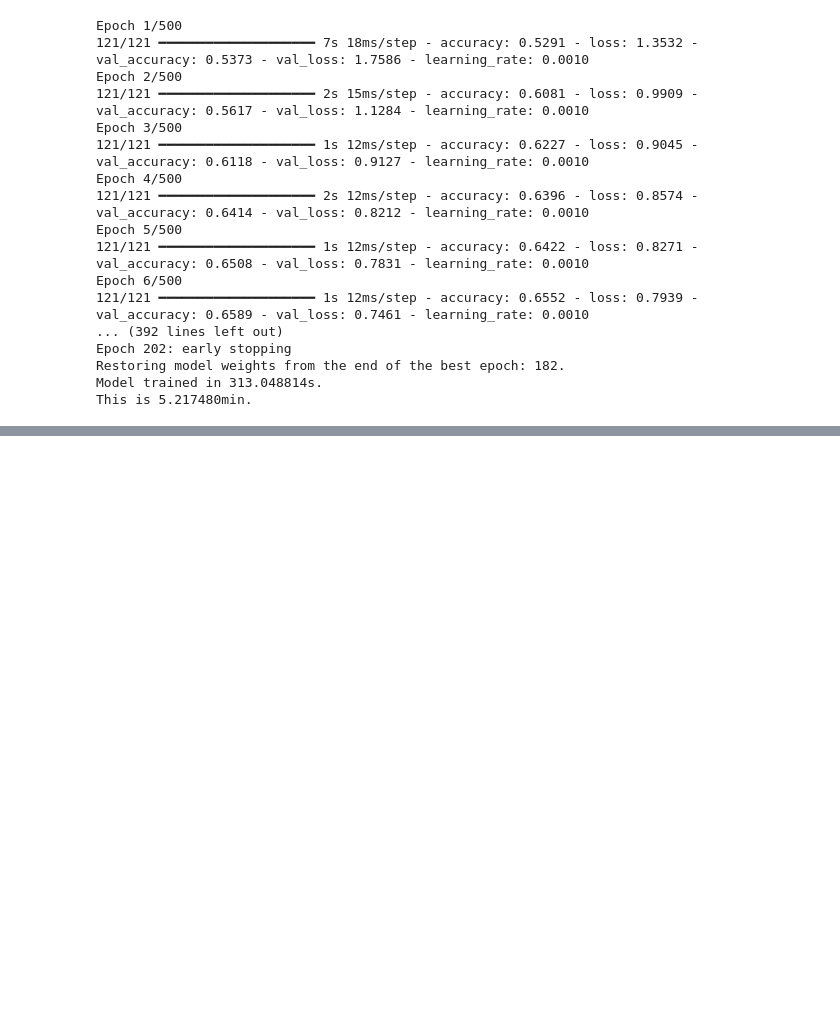
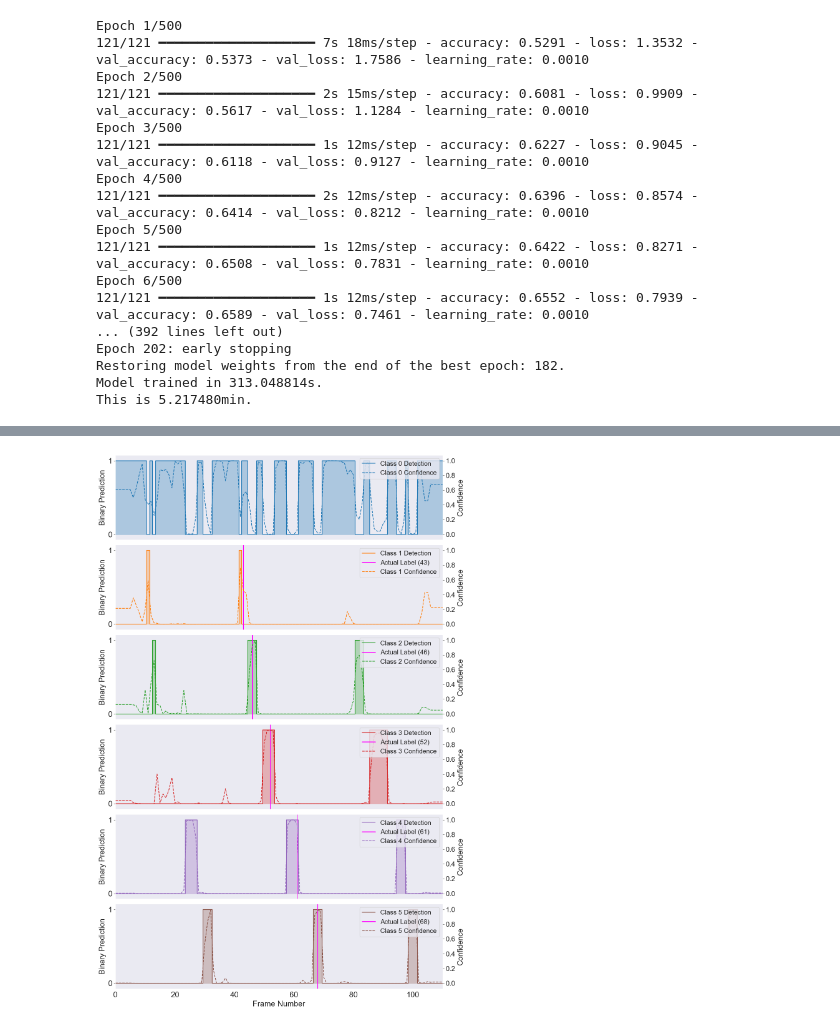
Before and after one commit to magictoene/BachelorThesis, a Jupyter notebook: neural_network_test.ipynb, the cells around one changed output, grey strips where cells are left out. Drawn from its saved outputs; the diff is of its cells as text; code cells hidden in the pictures; blank space fills up the shorter version.

```diff
--- a/neural_network_test.ipynb
+++ b/neural_network_test.ipynb
@@ -582,0 +877,54 @@ best_model.save('xcs_model.keras')
+# %%
+# Define a color map for different classes
+colors = plt.colormaps['tab10']
+
+num_classes = predictions.shape[1]
+fig, axes = plt.subplots(num_classes, 1, figsize=(12, 3 * num_classes), sharex=True)
+
+for class_idx in range(num_classes):
+    ax = axes[class_idx]
+    ax.step(time_steps, binary_predictions[:, class_idx], label=f'Class {class_idx} Detection', color=colors(class_idx), where='mid')
+    ax.fill_between(time_steps, binary_predictions[:, class_idx], step='mid', color=colors(class_idx), alpha=0.3)
+    ax.set_ylabel('Binary Prediction', fontsize=17)
+    ax.set_ylim(-0.075, 1.075)  # Y-Axis limit slightly below 0 and above 1 for better visibility
+    ax.set_yticks([0, 1])
+    ax.tick_params(axis='both', which='major', labelsize=18)
+    ax.set_xlim(time_steps[0], time_steps[-1])  # Set x-axis limits to the range of time steps
+    ax.grid(False)
+
+    # # Mark label index for this class only if label is not zero
+    # if class_idx > 0:  # Class 0 has no marker
+    #     label_index = non_zero_label_indices[y[non_zero_label_indices + 1] == class_idx]
+    #     if label_index.size > 0:
+    #         ax.axvline(x=label_index[0], color='r', linestyle='--', linewidth=0.8, label='Actual Label')
+
+       # Enhancements for the vertical line marking
+    if class_idx > 0:
+        label_index = non_zero_label_indices[class_idx - 1]
+        if label_index.size > 0:
+            # Improved visibility of the vertical line
+            ax.axvline(x=label_index, color='magenta', linestyle='-', linewidth=2, label=f'Actual Label ({label_index})')
+            # Adding a text annotation
+            #ax.text(label_index, ax.get_ylim()[1] * 0.9, f'Frame {label_index}', rotation=0, verticalalignment='center', color='magenta', fontsize=16)
+
+    # Create a twin y-axis to plot confidence levels
+    ax2 = ax.twinx()
+    ax2.plot(time_steps, frame_predictions[:, class_idx], label=f'Class {class_idx} Confidence', color=colors(class_idx), linestyle='--') #, where='mid')
+    ax2.set_ylabel('Confidence', fontsize=17)
+    ax2.set_ylim(-0.075, 1.075)
+    ax2.tick_params(axis='both', which='major', labelsize=16)
+    ax2.grid(False)
+
+    # Combine legends
+    lines, labels = ax.get_legend_handles_labels()
+    lines2, labels2 = ax2.get_legend_handles_labels()
+    ax2.legend(lines + lines2, labels + labels2, loc='upper right', fontsize=15)
+
+axes[-1].set_xlabel('Frame Number', fontsize=18)
+
+plt.tight_layout()
+#plt.show()
+
+plt.savefig('prediction_comp.png', format='png', bbox_inches='tight')  # Save if needed)
+# %% [output]
+[figure, added]
```
Also changed, not shown: parts of 18 cells of this notebook, 1 other file.
